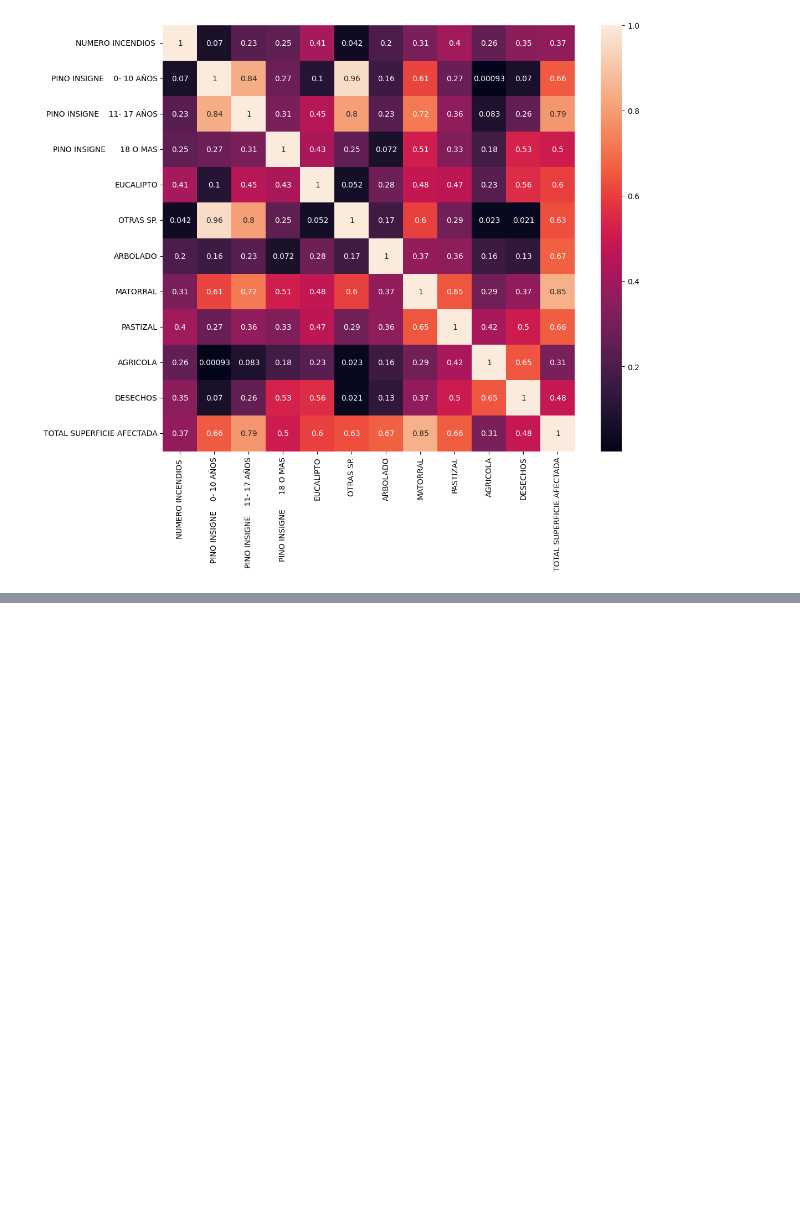
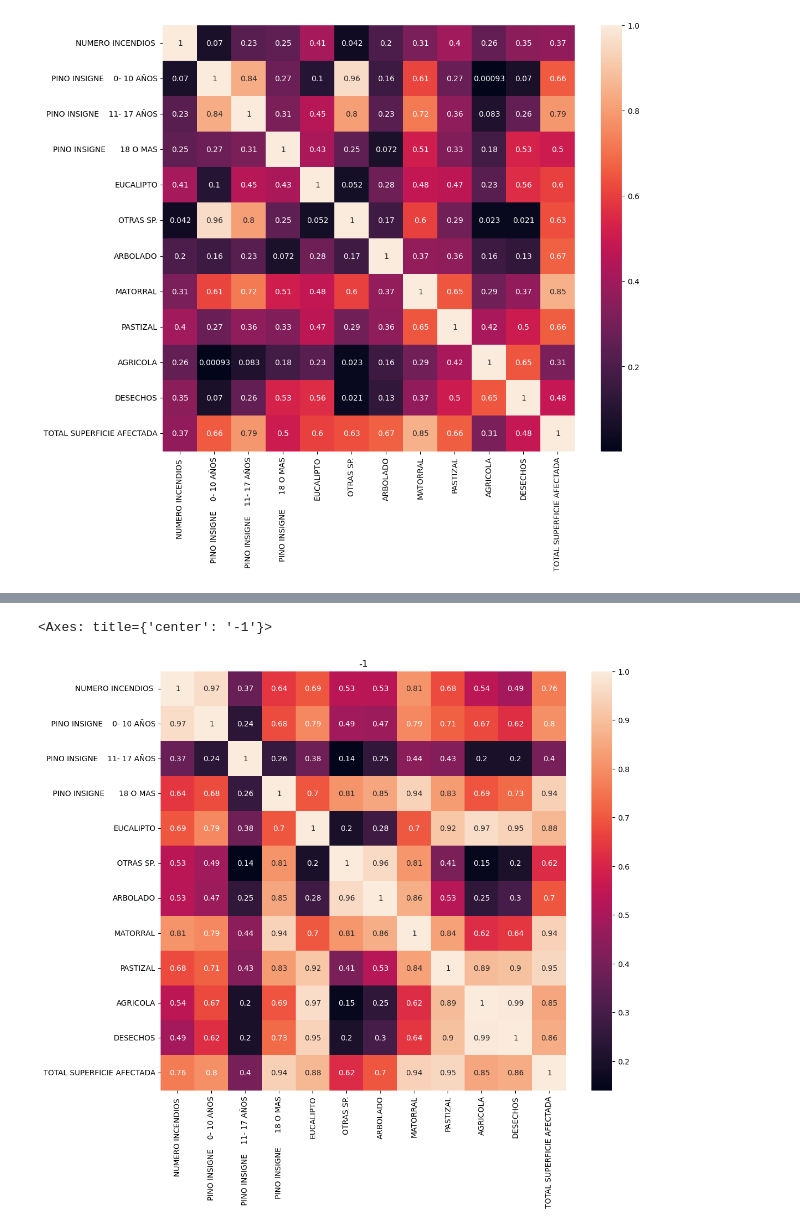
Before and after one commit to ymotomy/Proyecto-IMT2200, a Jupyter notebook: Proyecto2.ipynb, the cells around one changed output, grey strips where cells are left out. Drawn from its saved outputs; the diff is of its cells as text; code cells hidden in the pictures; blank space fills up the shorter version.

```diff
--- a/Proyecto2.ipynb
+++ b/Proyecto2.ipynb
@@ -810,0 +827,4 @@ sns.heatmap(df_danos_comuna_2014_2015.corr(numeric_only=True), annot=True)
+# %%
+# Agruparemos por REGION
+df_danos_comuna_2019_2020 = df_danos_comuna_2019_2020.groupby(by=['REGION']).sum('TOTAL').reset_index()
+df_danos_comuna_2019_2020
@@ -810,0 +848,8 @@ sns.heatmap(df_danos_comuna_2014_2015.corr(numeric_only=True), annot=True)
+# %%
+# Haremos el heatmap para ver la correlaciones
+plt.figure(figsize=(12, 10))
+plt.title(2019 - 2020)
+sns.heatmap(df_danos_comuna_2019_2020.corr(numeric_only=True), annot=True)
+# %% [output]
+<Axes: title={'center': '-1'}>
+[figure, added]
```
Also changed, not shown: parts of 18 cells of this notebook.
